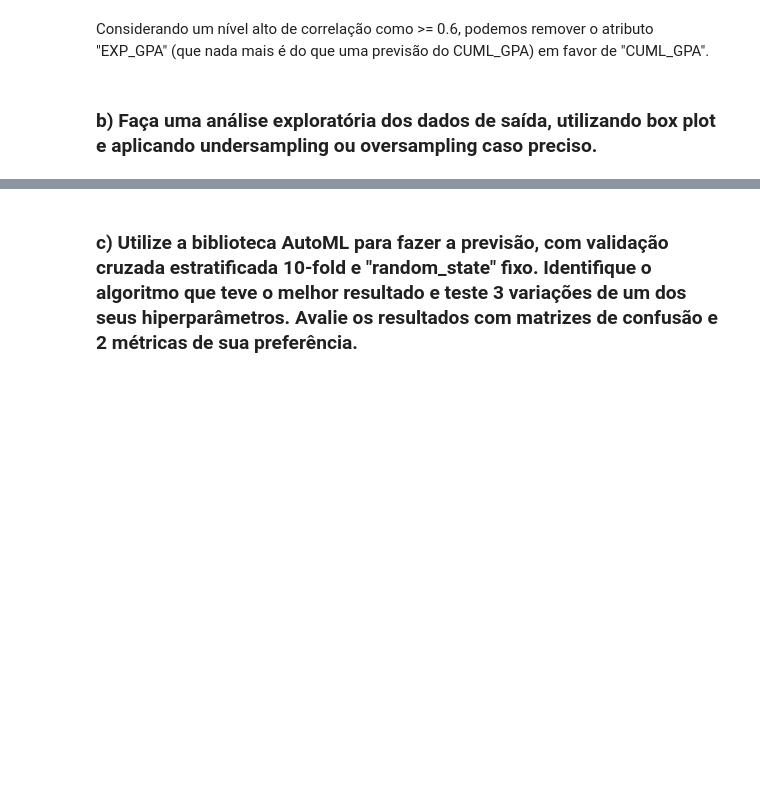
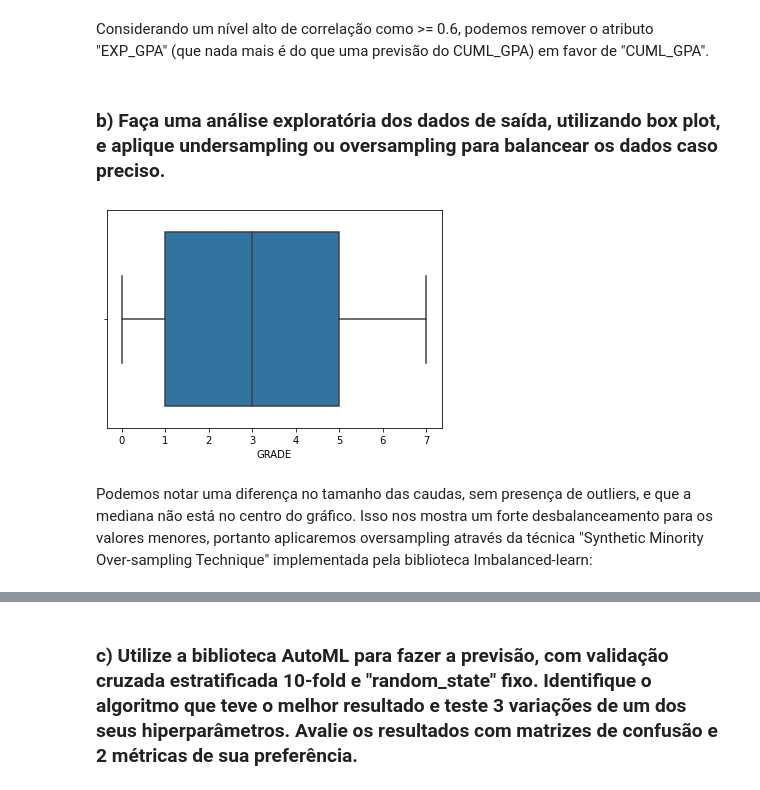
Before and after one commit to hyoretsu/ia, a Jupyter notebook: prova2.ipynb, the cells around one changed output, grey strips where cells are left out. Cells and saved outputs as stored; diff of their text form; code cells hidden in the pictures; blank space fills up the shorter version.

```diff
--- a/prova2.ipynb
+++ b/prova2.ipynb
@@ -57,4 +57,14 @@ Considerando um nível alto de correlação como >= 0.6, podemos remover o atrib
 # %%
 df_best = df.drop(columns=["EXP_GPA"])
 # %% [markdown]
-### b) Faça uma análise exploratória dos dados de saída, utilizando box plot e aplicando undersampling ou oversampling caso preciso.
+### b) Faça uma análise exploratória dos dados de saída, utilizando box plot, e aplique undersampling ou oversampling para balancear os dados caso preciso.
+# %%
+import matplotlib.pyplot as plt
+import seaborn as sns
+
+sns.boxplot(x="GRADE", data=df)
+plt.show()
+# %% [output]
+[figure, added]
+# %% [markdown]
+Podemos notar uma diferença no tamanho das caudas, sem presença de outliers, e que a mediana não está no centro do gráfico. Isso nos mostra um forte desbalanceamento para os valores menores, portanto aplicaremos oversampling através da técnica "Synthetic Minority Over-sampling Technique" implementada pela biblioteca Imbalanced-learn:
```
Also changed, not shown: parts of 3 cells of this notebook, 1 other file.
